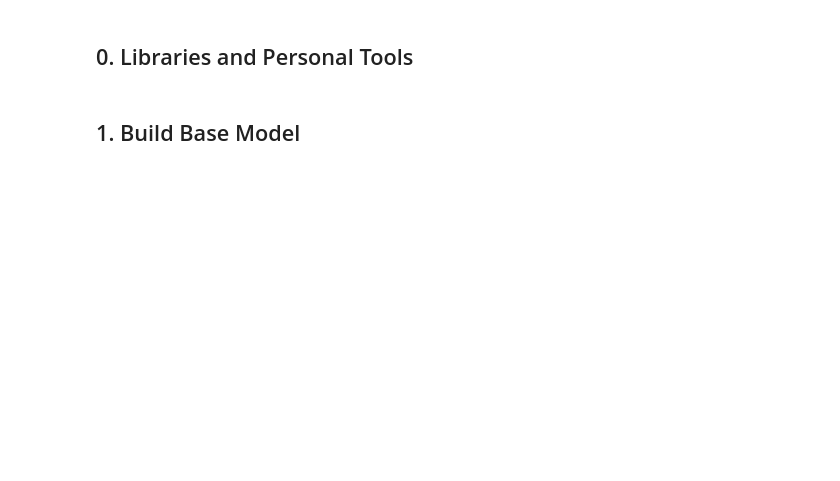
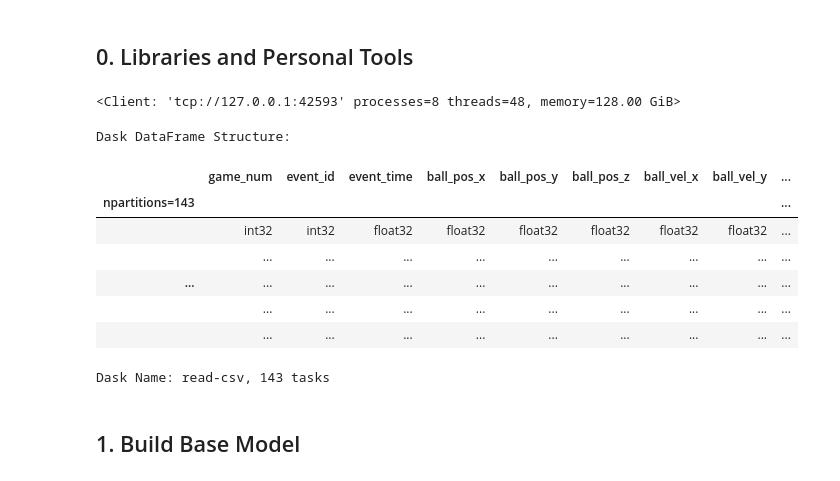
Before and after one commit to donelianc/my-kaggle-tools, a Jupyter notebook: competitions/tabular-playground-series-oct-2022/notebooks/0.0-ic-ipca-lgbm-bayes-parallel.ipynb, the cells around one changed output. Saved outputs shown, nothing was run; the diff lists cells and outputs as text; code cells hidden in the pictures; blank space fills up the shorter version.

```diff
--- a/competitions/tabular-playground-series-oct-2022/notebooks/0.0-ic-ipca-lgbm-bayes-parallel.ipynb
+++ b/competitions/tabular-playground-series-oct-2022/notebooks/0.0-ic-ipca-lgbm-bayes-parallel.ipynb
@@ -2,0 +7,4 @@
+# %%
+client
+# %% [output]
+<Client: 'tcp://127.0.0.1:42593' processes=8 threads=48, memory=128.00 GiB>
@@ -3,3 +15,21 @@
+# %%
+from pandas import read_csv
+dtypes_df = read_csv("../data/raw/train_dtypes.csv")
+dtypes = {k: v for (k, v) in zip(dtypes_df.column, dtypes_df.dtype)}
+# %%
+ddf = dd.read_csv('../data/raw/train_*.csv', dtype = dtypes)
+# %%
+ddf
+# %% [output]
+Dask DataFrame Structure:
+|  | game_num | event_id | event_time | ball_pos_x | ball_pos_y | ball_pos_z | ball_vel_x | ball_vel_y | ... |
+| npartitions=143 |  |  |  |  |  |  |  |  | ... |
+|  | int32 | int32 | float32 | float32 | float32 | float32 | float32 | float32 | ... |
+|  | ... | ... | ... | ... | ... | ... | ... | ... | ... |
+| ... | ... | ... | ... | ... | ... | ... | ... | ... | ... |
+|  | ... | ... | ... | ... | ... | ... | ... | ... | ... |
+|  | ... | ... | ... | ... | ... | ... | ... | ... | ... |
+Dask Name: read-csv, 143 tasks
 # %%
 import sys
 from os.path import abspath
```
Also changed, not shown: parts of 11 cells of this notebook, 12 other files.
